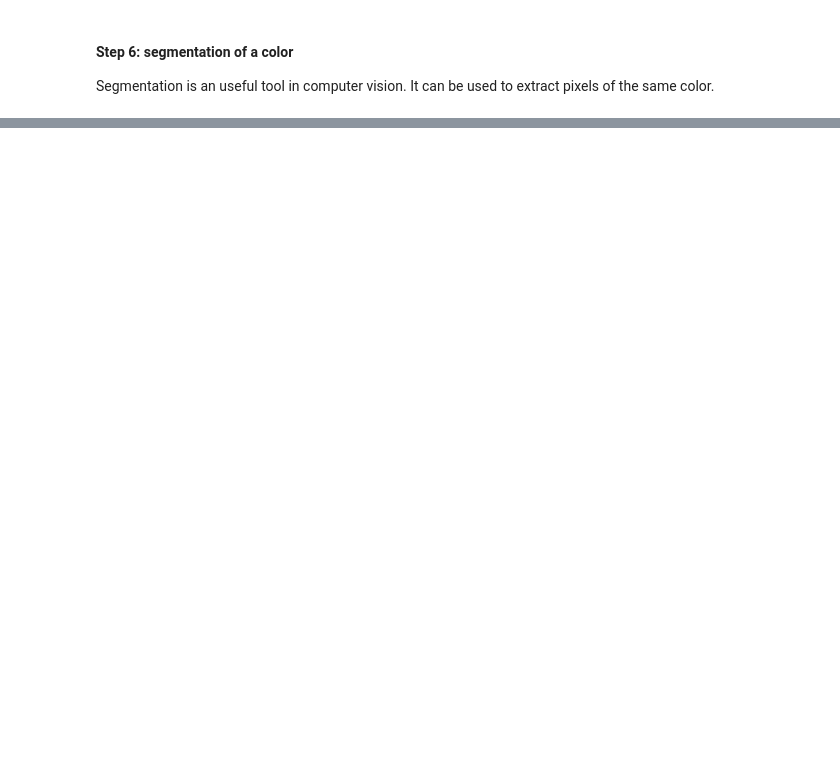
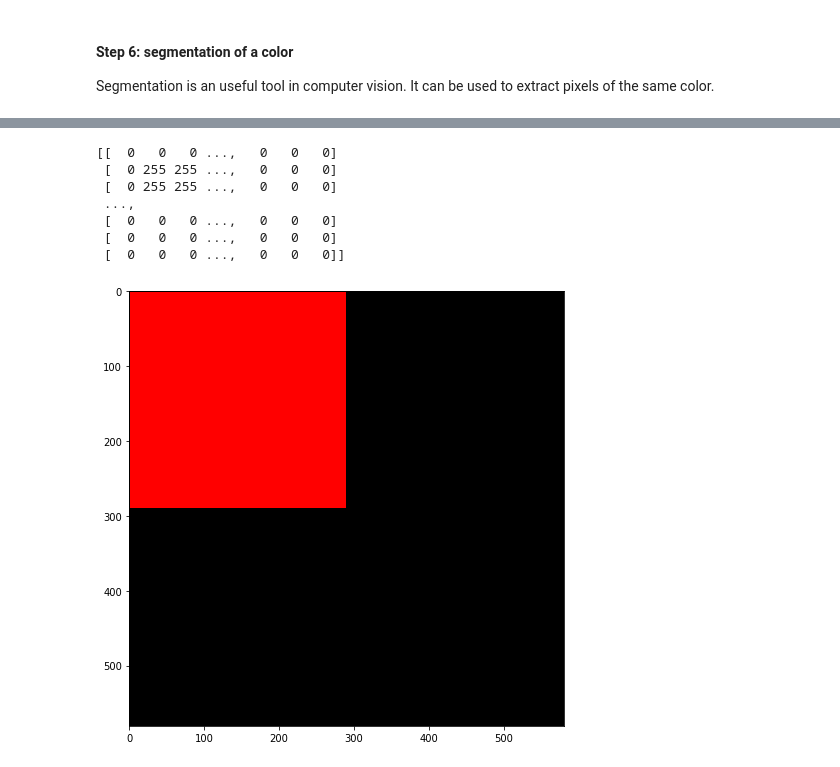
Before and after one commit to Deimort/elen0016-computer-vision-tutorial, a Jupyter notebook: notebooks/tutorial1/cv_tp1.ipynb, the cells around one changed output, grey strips where cells are left out. Saved outputs shown, nothing was run; the diff lists cells and outputs as text; code cells hidden in the pictures; blank space fills up the shorter version.

```diff
--- a/notebooks/tutorial1/cv_tp1.ipynb
+++ b/notebooks/tutorial1/cv_tp1.ipynb
@@ -105,3 +131,37 @@ plt.show()
+# %%
+# Define the color code /!\ BGR format
+v_min = 127
+v_max = 255
+s_min = 127
+s_max = 255
+lower = np.array([0, s_min, v_min])
+upper = np.array([30, s_max, v_max])
+lower2 = np.array([150, s_min, v_min])
+upper2 = np.array([179, s_max, v_max])
+
+# Threshold the image to get only red color
+img_hsv = cv2.cvtColor(squares, cv2.COLOR_BGR2HSV)
+mask = cv2.inRange(img_hsv, lower, upper)
+mask2 = cv2.inRange(img_hsv, lower2, upper2)
+mask3 = cv2.bitwise_or(mask, mask2)
+print(mask3)
+
+# Apply a `and` mask to keep only red pixels
+res = cv2.bitwise_and(squares, squares, mask=mask3)
+
+# Display the result
+rgb = cv2.cvtColor(res, cv2.COLOR_BGR2RGB)
+plt.imshow(rgb)
+plt.show()
+# %% [output]
+[[  0   0   0 ...,   0   0   0]
+ [  0 255 255 ...,   0   0   0]
+ [  0 255 255 ...,   0   0   0]
+ ...,
+ [  0   0   0 ...,   0   0   0]
+ [  0   0   0 ...,   0   0   0]
+ [  0   0   0 ...,   0   0   0]]
+[figure, added]
 # %%
 # Define the color code /!\ BGR format
 black = np.array([0, 0, 0])
```
Also changed, not shown: parts of 8 cells of this notebook.
